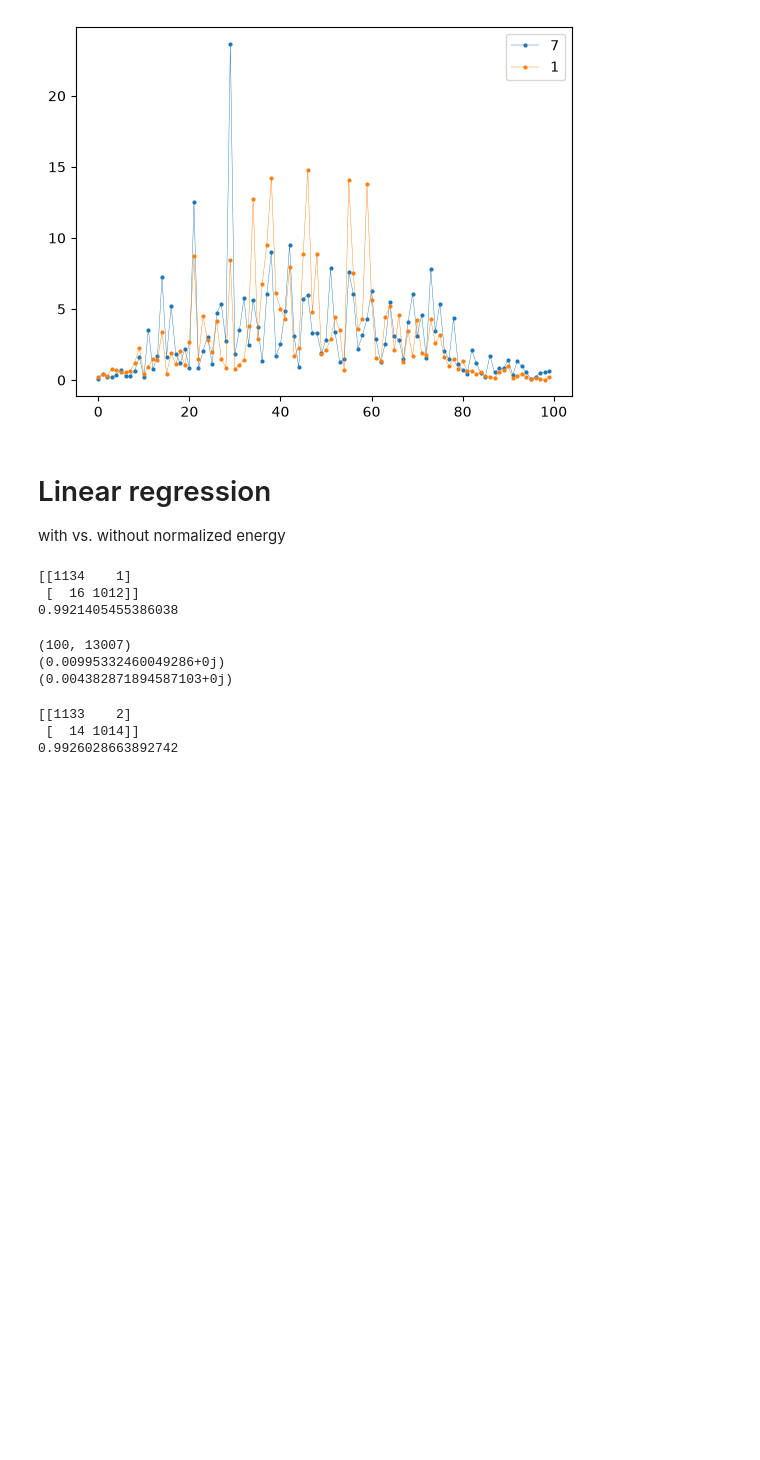
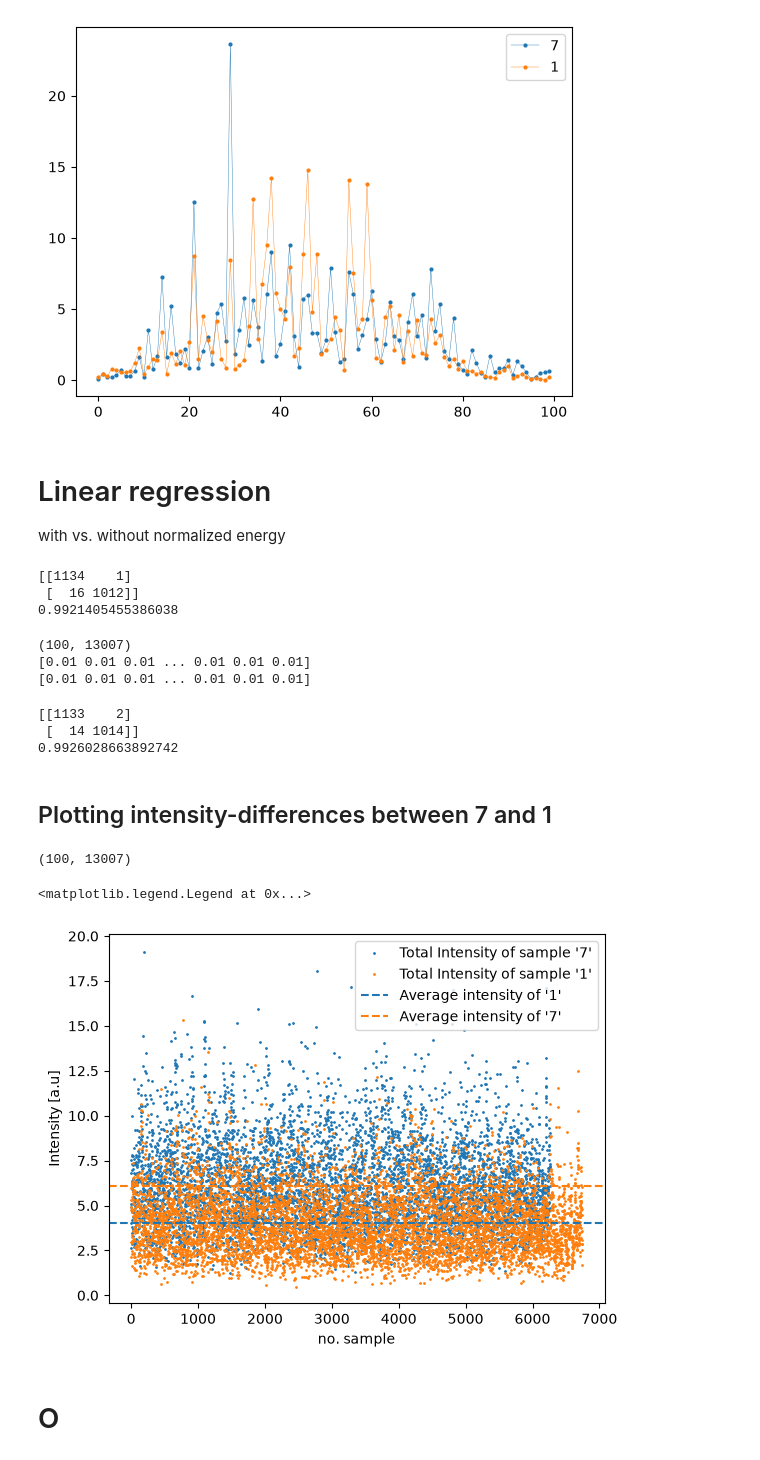
Before and after one commit to kaschdaniel/MANTIS, a Jupyter notebook: Debug.ipynb, the cells around one changed output. Saved outputs shown, nothing was run; the diff lists cells and outputs as text; code cells hidden in the pictures; blank space fills up the shorter version.

```diff
--- a/Debug.ipynb
+++ b/Debug.ipynb
@@ -157,12 +157,12 @@ print(accuracy)
 print(np.shape(E_X_Train))
 mask7 = Y_Train==7
 mask1 = Y_Train==1
-print(np.sum(np.mean(E_X_Train[:,mask7])**2, axis=0))
-print(np.sum(np.mean(E_X_Train[:,mask1])**2, axis=0))
+print(np.mean(np.abs(E_X_Train[:,mask7])**2, axis=0))
+print(np.mean(np.abs(E_X_Train[:,mask1])**2, axis=0))
 # %% [output]
 (100, 13007)
-(0.00995332460049286+0j)
-(0.004382871894587103+0j)
+[0.01 0.01 0.01 ... 0.01 0.01 0.01]
+[0.01 0.01 0.01 ... 0.01 0.01 0.01]
 # %%
 values = np.array([1,7]) #figures you want from the mnist dataset
 mode = "Testing" #Selects if you want the test-set ("Testing") or the training-set ("Training")
@@ -185,3 +185,42 @@ print(accuracy)
 [[1133    2]
  [  14 1014]]
 0.9926028663892742
+# %% [markdown]
+## Plotting intensity-differences between 7 and 1
+# %%
+values = np.array([1,7]) #figures you want from the mnist dataset
+mode = "Testing" #Selects if you want the test-set ("Testing") or the training-set ("Training")
+number = None #Sets number of samples you want to get in total
+m = 10 #side length (pixel) of mnist image after downsampling
+theta = 1 #mysterious hyper parameter for amplitude scaling
+norm_energy = False #Bool for if energy of encoded image should be normalized or not
+seed = None #Random seed to control random choice of number -pictures out of the available ones,
+            #seed = None leads to random results for each iteration
+
+E_X_Train, Y_Train = get_data(values, "Training", number, m, theta, norm_energy, seed) #E_X are the flattened arrays of the encoded mnist images (complex valued),
+                                                                  #Y are the referring labels
+
+E_X_Test, Y_Test = get_data(values, "Testing", number, m, theta, norm_energy, seed) #E_X are the flattened arrays of the encoded mnist images (complex valued),
+                                                                  #Y are the referring labels
+# %%
+print(np.shape(E_X_Train))
+mask7 = Y_Train==7
+mask1 = Y_Train==1
+
+sumIntensity7 = np.sum(np.abs(E_X_Train[:,mask7])**2, axis=0)
+sumIntensity1 = np.sum(np.abs(E_X_Train[:,mask1])**2, axis=0)
+avgIntensity7 = np.mean(sumIntensity7)
+avgIntensity1 = np.mean(sumIntensity1)
+plt.plot(sumIntensity7, color="tab:blue", label="Total Intensity of sample '7'", linewidth=0.0, marker="o", markersize=1)
+plt.plot(sumIntensity1, color="tab:orange", label="Total Intensity of sample '1'", linewidth=0.0, marker="o", markersize=1)
+plt.axhline(y=avgIntensity1, color="tab:blue", linestyle="--", label="Average intensity of '1'")
+plt.axhline(y=avgIntensity7, color="tab:orange", linestyle="--", label="Average intensity of '7'")
+plt.ylabel("Intensity [a.u]")
+plt.xlabel("no. sample")
+plt.legend()
+# %% [output]
+(100, 13007)
+<matplotlib.legend.Legend at 0x...>
+[figure, added]
+# %% [markdown]
+# O
```
